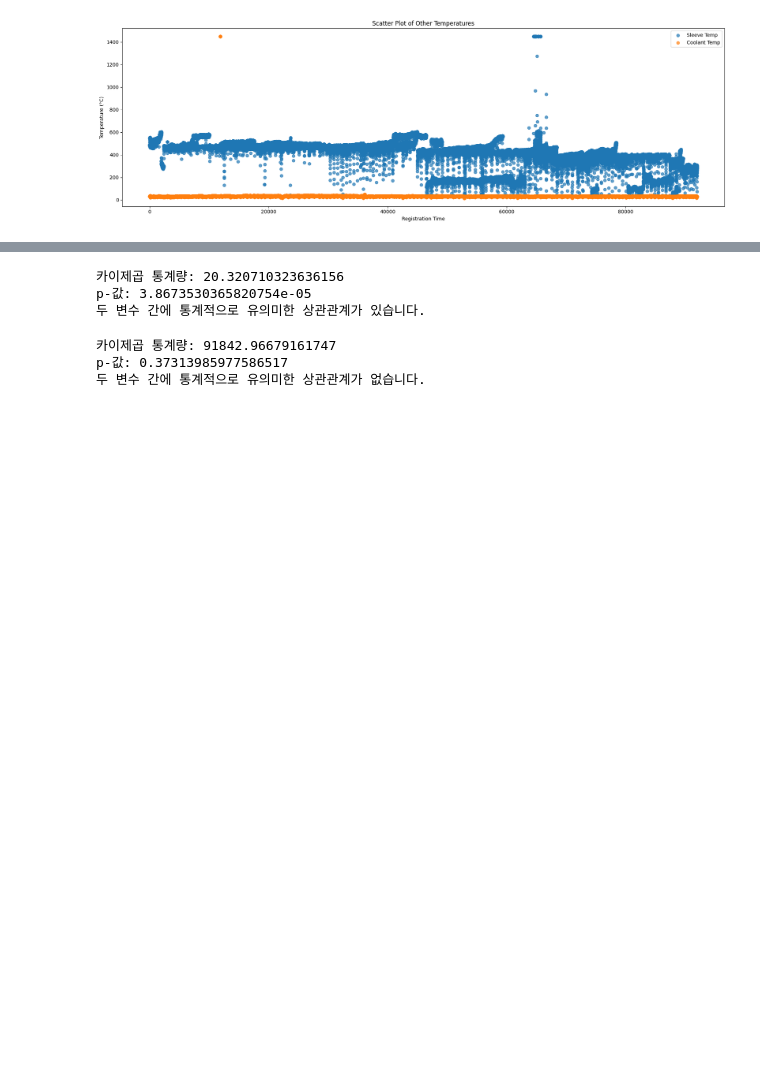
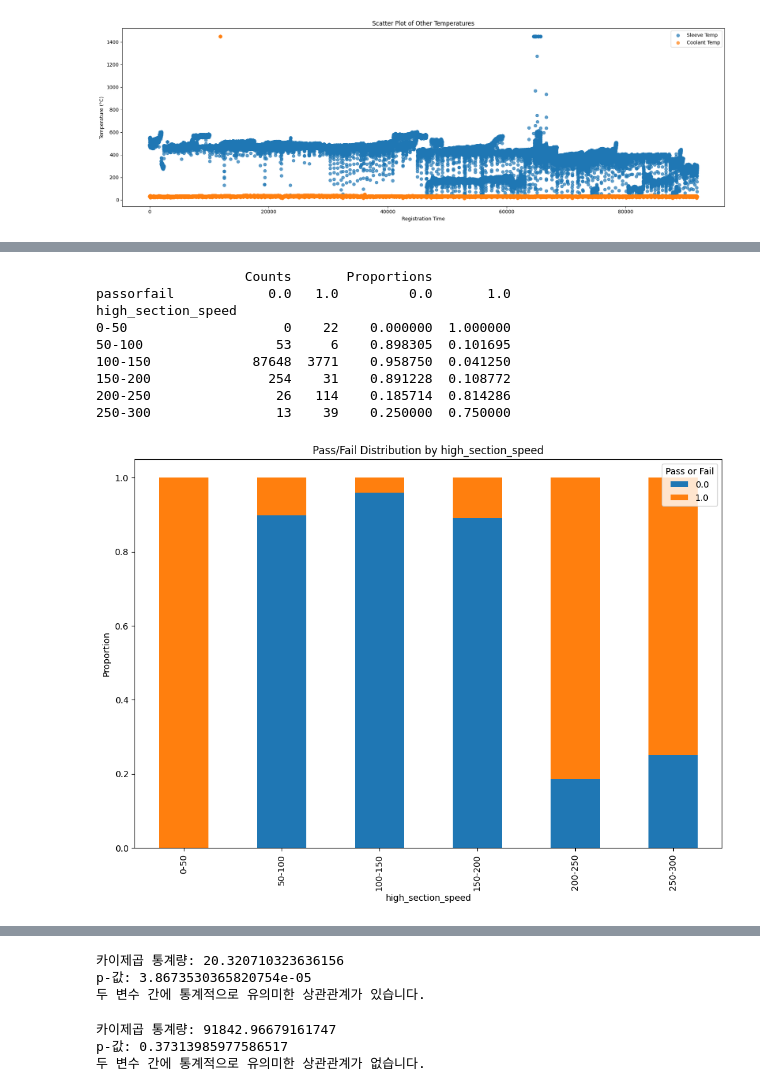
Before and after one commit to jiwon9898/GIT_PROJECT_TEST, a Jupyter notebook: 4주차/4주_EDA_코드북_5조(중간결과).ipynb, the cells around one changed output, grey strips where cells are left out. Saved outputs shown, nothing was run; the diff lists cells and outputs as text; code cells hidden in the pictures; blank space fills up the shorter version.

```diff
--- a/4주차/4주_EDA_코드북_5조(중간결과).ipynb
+++ b/4주차/4주_EDA_코드북_5조(중간결과).ipynb
@@ -254,0 +237,37 @@ KeyboardInterrupt:
+# %%
+# high_section_speed의 범위 설정
+bins = [0, 50, 100, 150, 200, 250, 300]
+labels = ['0-50', '50-100', '100-150', '150-200', '200-250', '250-300']
+
+# lower_mold_temp1을 범위로 변환
+data_copy['high_section_speed'] = pd.cut(data_copy['high_section_speed'], bins=bins, labels=labels)
+
+# 범위별 passorfail의 비율 계산
+passorfail_counts = data_copy.groupby('high_section_speed')['passorfail'].value_counts(normalize=True).unstack().fillna(0)
+
+# 범위별 passorfail의 비율 숫자로 출력
+passorfail_counts_numeric = data_copy.groupby('high_section_speed')['passorfail'].value_counts().unstack().fillna(0)
+
+# 숫자와 비율을 함께 출력
+passorfail_summary = pd.concat([passorfail_counts_numeric, passorfail_counts], axis=1, keys=['Counts', 'Proportions'])
+
+print(passorfail_summary)
+
+# 시각화
+passorfail_counts.plot(kind='bar', stacked=True, figsize=(12, 8))
+plt.title('Pass/Fail Distribution by high_section_speed')
+plt.xlabel('high_section_speed')
+plt.ylabel('Proportion')
+plt.legend(title='Pass or Fail')
+plt.show()
+# %% [output]
+                   Counts       Proportions
+passorfail            0.0   1.0         0.0       1.0
+high_section_speed
+0-50                    0    22    0.000000  1.000000
+50-100                 53     6    0.898305  0.101695
+100-150             87648  3771    0.958750  0.041250
+150-200               254    31    0.891228  0.108772
+200-250                26   114    0.185714  0.814286
+250-300                13    39    0.250000  0.750000
+[figure, added]
```
Also changed, not shown: parts of 70 cells of this notebook.
